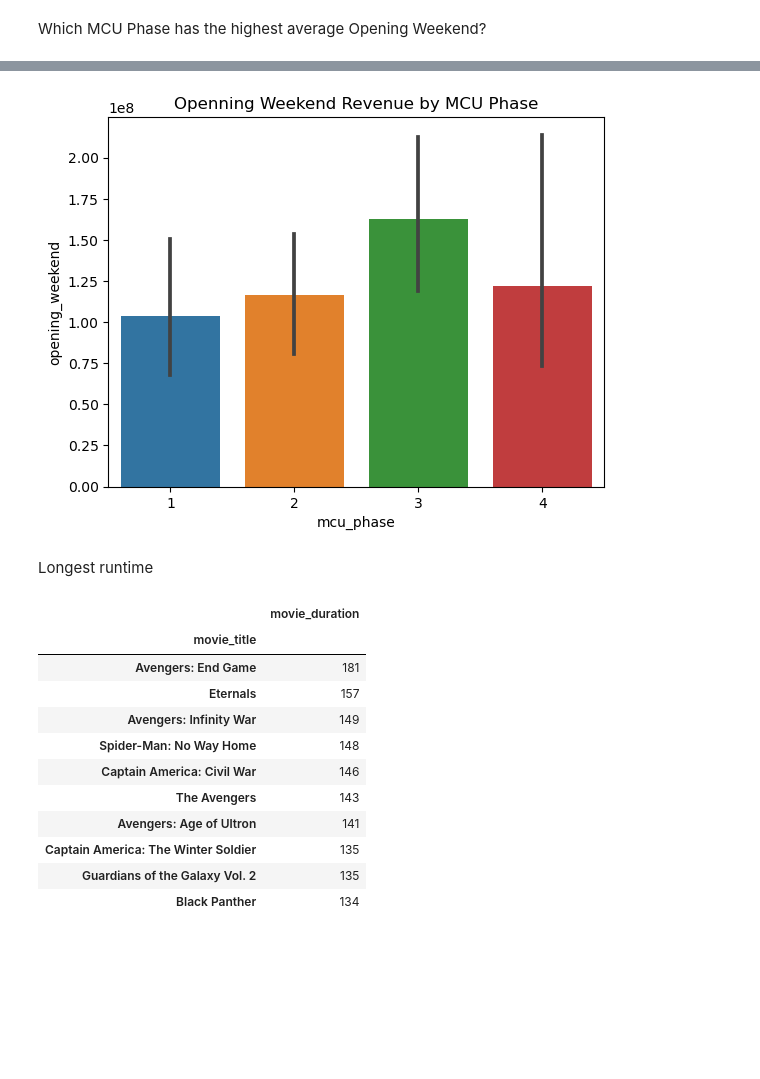
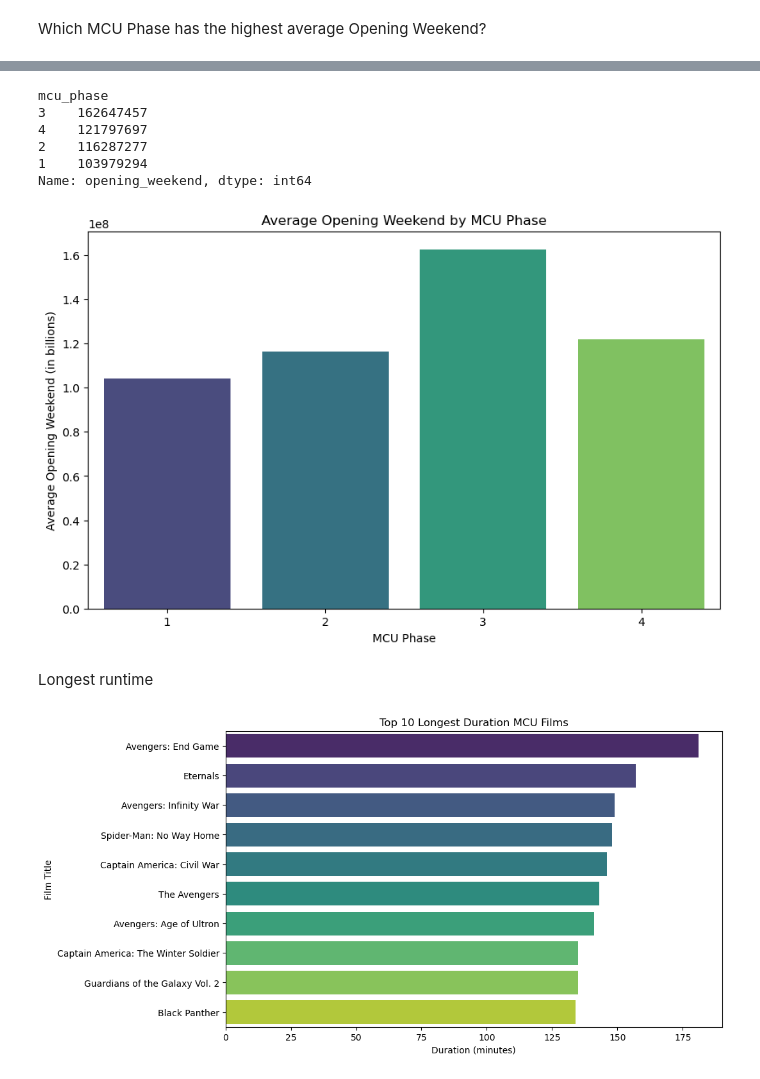
Before and after one commit to henokytilahun/MCUBoxOfficeAnalysis, a Jupyter notebook: analysis.ipynb, the cells around one changed output, grey strips where cells are left out. Drawn from its saved outputs; the diff is of its cells as text; code cells hidden in the pictures; blank space fills up the shorter version.

Commit message:
[Feature] Updating Top 10 Longest Duration

```diff
--- a/analysis.ipynb
+++ b/analysis.ipynb
@@ -170,9 +169,39 @@ Name: opening_weekend, dtype: float64
-# %%
-sns.barplot(df, x='mcu_phase', y='opening_weekend')
-plt.title("Openning Weekend Revenue by MCU Phase")
-plt.show()
-# %% [output]
-[figure, removed]
+# %%
+#df.groupby('mcu_phase')['opening_weekend'].mean().sort_values(ascending=False)
+
+# Group by 'mcu_phase' and calculate the mean of 'opening_weekend'
+mean_opening_weekend = df.groupby('mcu_phase')['opening_weekend'].mean()
+
+# Sort values in descending order and convert to integer
+sorted_mean_opening_weekend = mean_opening_weekend.sort_values(ascending=False).astype(int)
+
+print(sorted_mean_opening_weekend)
+# %% [output]
+mcu_phase
+3    162647457
+4    121797697
+2    116287277
+1    103979294
+Name: opening_weekend, dtype: int64
+# %%
+#sns.barplot(df, x='mcu_phase', y='opening_weekend')
+#plt.title("Openning Weekend Revenue by MCU Phase")
+#plt.show()
+
+# Reset index to convert Series to DataFrame for plotting
+sorted_mean_opening_weekend = sorted_mean_opening_weekend.reset_index()
+
+# Plotting using seaborn
+plt.figure(figsize=(10, 6))
+sns.barplot(x='mcu_phase', y='opening_weekend', data=sorted_mean_opening_weekend, palette='viridis')
+
+# Adding title and labels
+plt.title('Average Opening Weekend by MCU Phase')
+plt.xlabel('MCU Phase')
+plt.ylabel('Average Opening Weekend (in millions)')
+plt.show()
+# %% [output]
+[figure, added]
 # %% [markdown]
 Longest runtime
 # %%
@@ -180,15 +214,11 @@ top10_len = df.nlargest(10, 'movie_duration')[['movie_title', 'movie_duration']]
-# %%
-top10_len
-# %% [output]
-|  | movie_duration |
-| movie_title |  |
-| Avengers: End Game | 181 |
-| Eternals | 157 |
-| Avengers: Infinity War | 149 |
-| Spider-Man: No Way Home | 148 |
-| Captain America: Civil War | 146 |
-| The Avengers | 143 |
-| Avengers: Age of Ultron | 141 |
-| Captain America: The Winter Soldier | 135 |
-| Guardians of the Galaxy Vol. 2 | 135 |
-| Black Panther | 134 |
+# %%
+plt.figure(figsize=(10, 6))
+sns.barplot(x='movie_duration', y='movie_title', data=top_longest_films, palette='viridis')
+
+# Adding title and labels
+plt.title('Top 10 Longest Duration MCU Films')
+plt.xlabel('Duration (minutes)')
+plt.ylabel('Film Title')
+plt.show()
+# %% [output]
+[figure, added]
```
Also changed, not shown: parts of 5 cells of this notebook, 1 other file.
